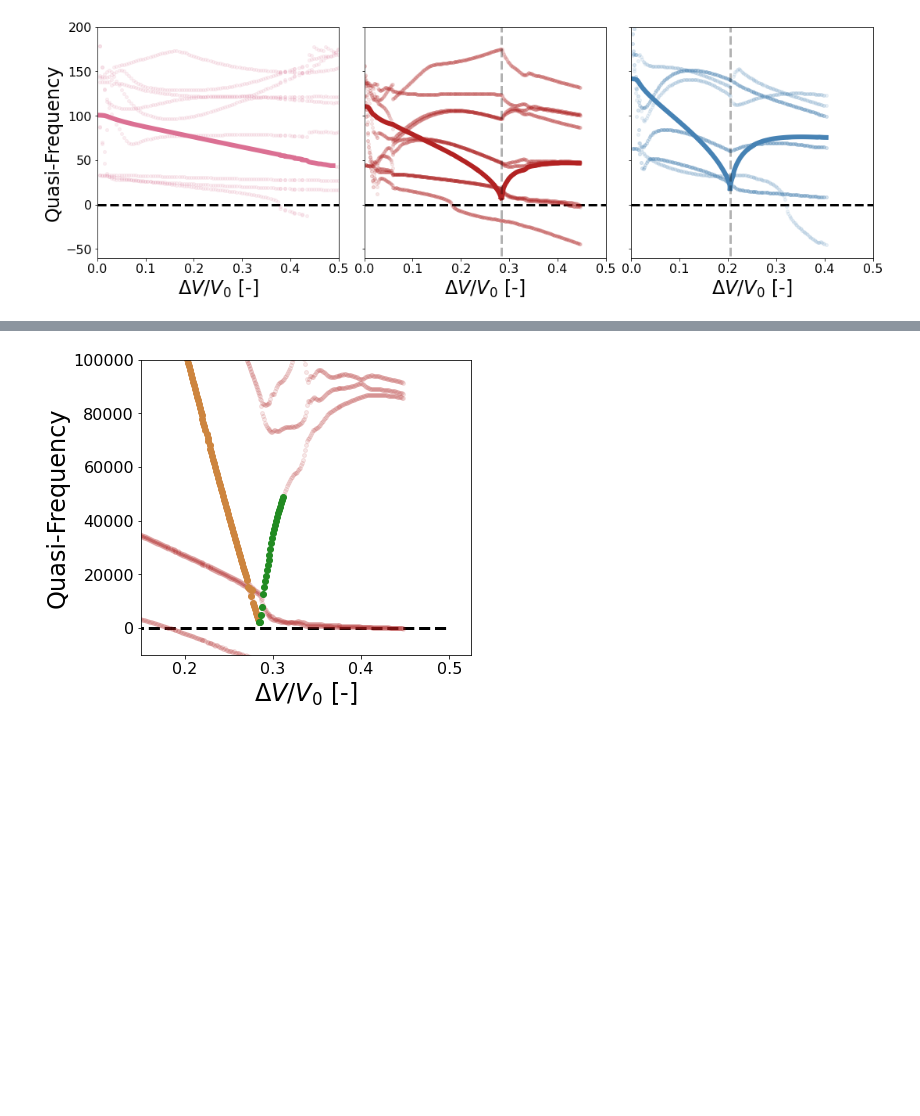
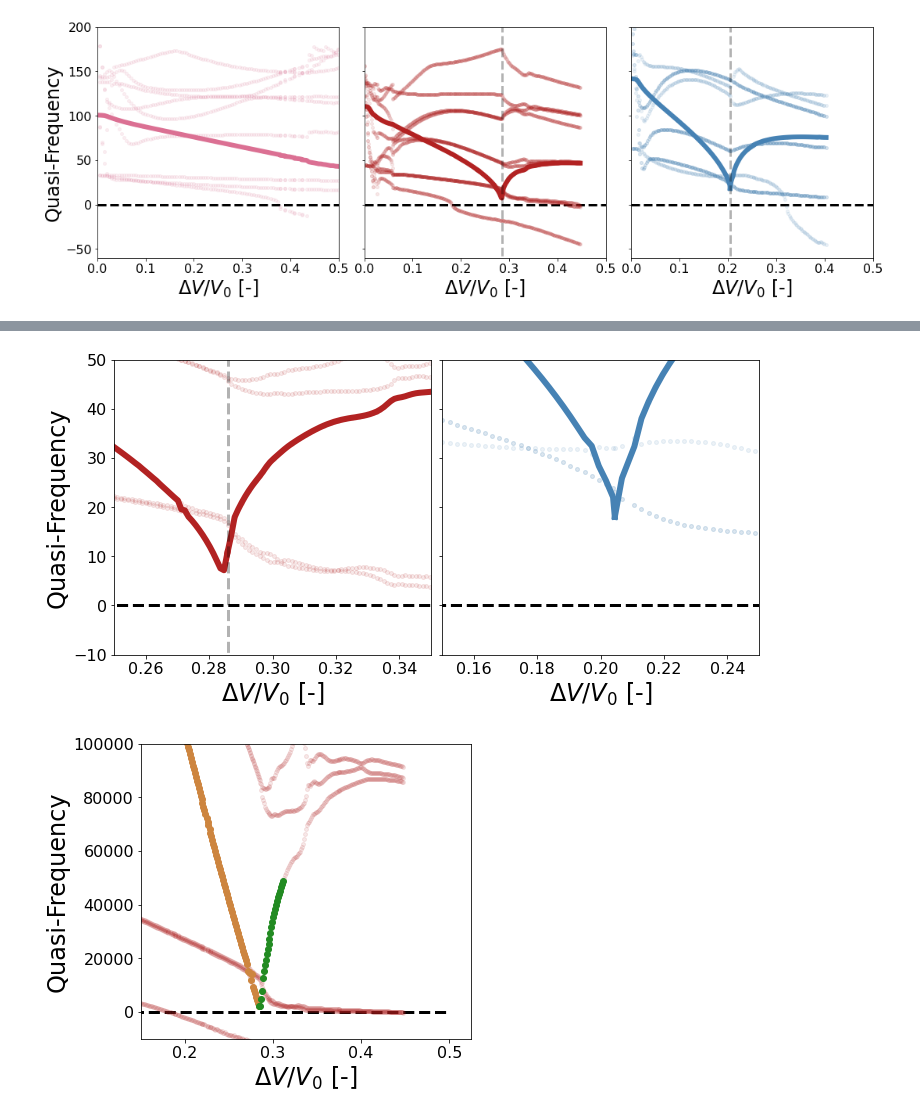
Before and after one commit to bertoldi-collab/buckling-cylinders, a Jupyter notebook: figure_making_paper.ipynb, the cells around one changed output, grey strips where cells are left out. Saved outputs shown, nothing was run; the diff lists cells and outputs as text; code cells hidden in the pictures; blank space fills up the shorter version.

```diff
--- a/figure_making_paper.ipynb
+++ b/figure_making_paper.ipynb
@@ -819,3 +876,29 @@ fig.savefig(f'{folder_out}/freq_all.png', dpi = 300)
+# %%
+fig, ax = plt.subplots(1,2,figsize = figsize_two, constrained_layout = True, sharey = True)
+
+for axis in ax: axis.hlines(0,0,0.5, 'k', '--', linewidth = linewidth_all)
+
+
+plot_freq(ax[0], 3)
+
+plot_freq(ax[1], 4)
+
+
+idx_paste = plot_highlighted_mode(ax[0], 3, i_initial = [0,1], j_initial = [2,2], idx_end = -320, num_pts = 20)
+idx_paste = plot_highlighted_mode(ax[0], 3, i_initial = [idx_paste, idx_paste + 1], j_initial = [5,5], select_fac = 4, idx_end = -190)
+idx_paste = plot_highlighted_mode(ax[0], 3, i_initial = [idx_paste, idx_paste + 1], j_initial = [3,3], select_fac = 2, num_pts = 4, idx_end = -145)
+plot_highlighted_mode(ax[0], 3, i_initial = [idx_paste, idx_paste + 1], j_initial = [1,1])
+plot_vert_line_freq(ax[0], 3, idx_paste, alpha = 0.3)
+
+idx_paste = plot_highlighted_mode(ax[1], 4, i_initial = [0,1], j_initial = [2,2], num_pts = 4, idx_end = -109)
+plot_highlighted_mode(ax[1], 4, i_initial = [idx_paste, idx_paste + 1], j_initial = [0,2])
+# plot_vert_line_freq(ax[1], 4, idx_paste, alpha = 0.3)
+
+improve_plot_multi(ax, xlabel = '$\Delta V/V_0$ [-]', ylabel = 'Quasi-Frequency', ylim_top = 50, ylim_bottom = -10, xlim_left = [0.25, 0.15], xlim_right = [0.35, 0.25], sharey = True)
+
+fig.savefig(f'{folder_out}/freq_34_zoomed.png', dpi = 300, facecolor = 'white')
+# %% [output]
+[figure, added]
 # %%
 fig, ax = plt.subplots(figsize = figsize_whole, constrained_layout = True, sharey = True)
 
```
Also changed, not shown: parts of 4 cells of this notebook, 5 other files.
